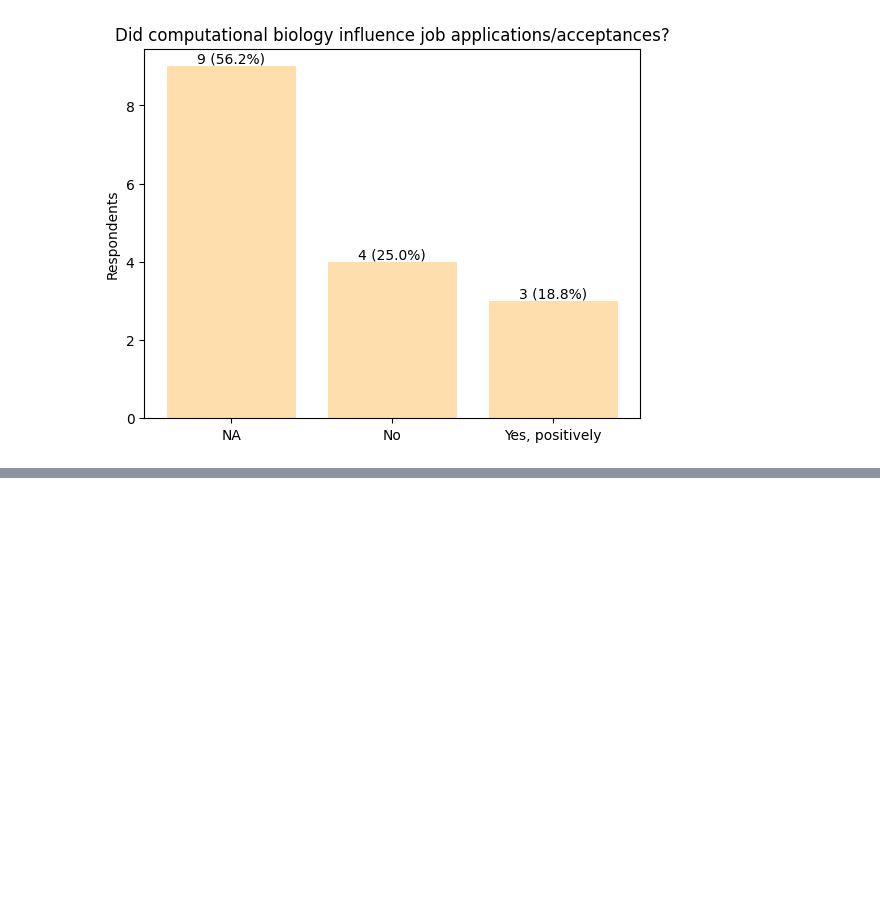
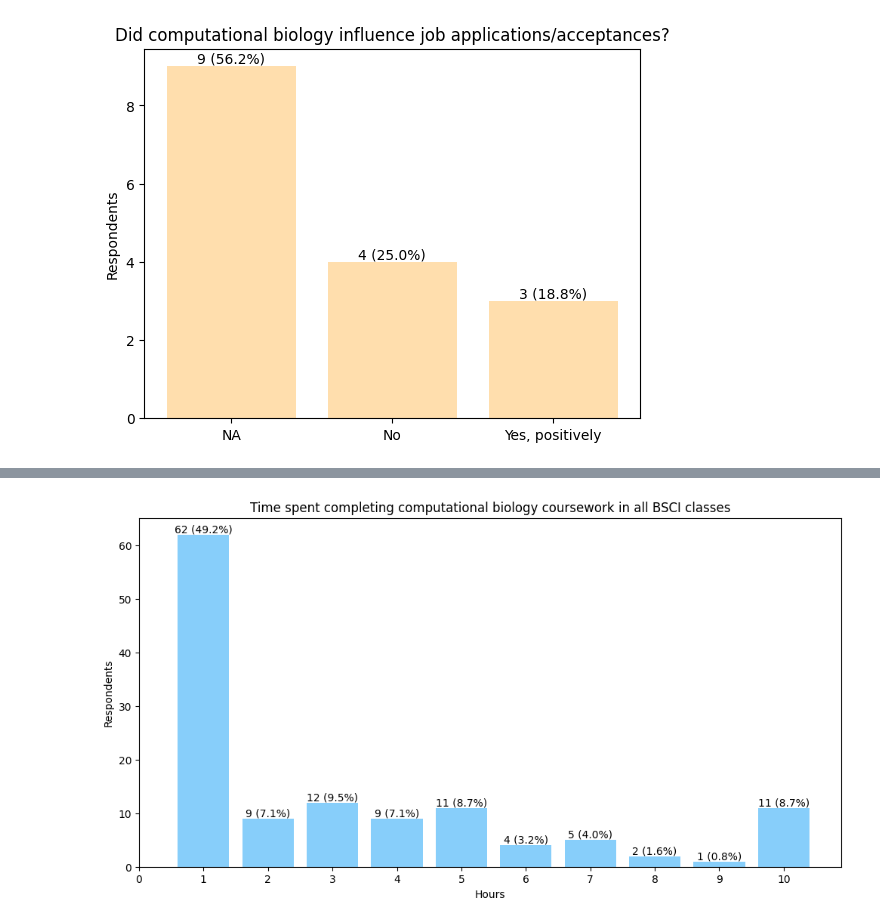
Before and after one commit to maxinehsu/summary-visualizations, a Jupyter notebook: viz.ipynb, the cells around one changed output, grey strips where cells are left out. Cells and saved outputs as stored; diff of their text form; code cells hidden in the pictures; blank space fills up the shorter version.

Commit message:
defined new q4 function to display chart corresponding to q4 responses from respondents of a specific course

```diff
--- a/viz.ipynb
+++ b/viz.ipynb
@@ -208,0 +224,22 @@ plt.show()
+# %%
+bsci330 = df[df.q1 == 'BSCI330']
+
+def question4(course):
+    counts = course.value_counts().sort_index()
+    times = counts.index.tolist()
+    total = sum(counts)
+
+    plt.figure(figsize=(12, 6))
+    plt.bar(times, counts, color='lightskyblue')
+
+    plt.title('Time spent completing computational biology coursework in all BSCI classes')
+    plt.xticks(range(11))
+    plt.xlabel('Hours')
+    plt.ylabel('Respondents')
+
+    ydisplay(times, counts, total, onlynum=True)
+    plt.show()
+
+question4(bsci330['q4'])
+# %% [output]
+[figure, added]
```
Also changed, not shown: parts of 15 cells of this notebook.
